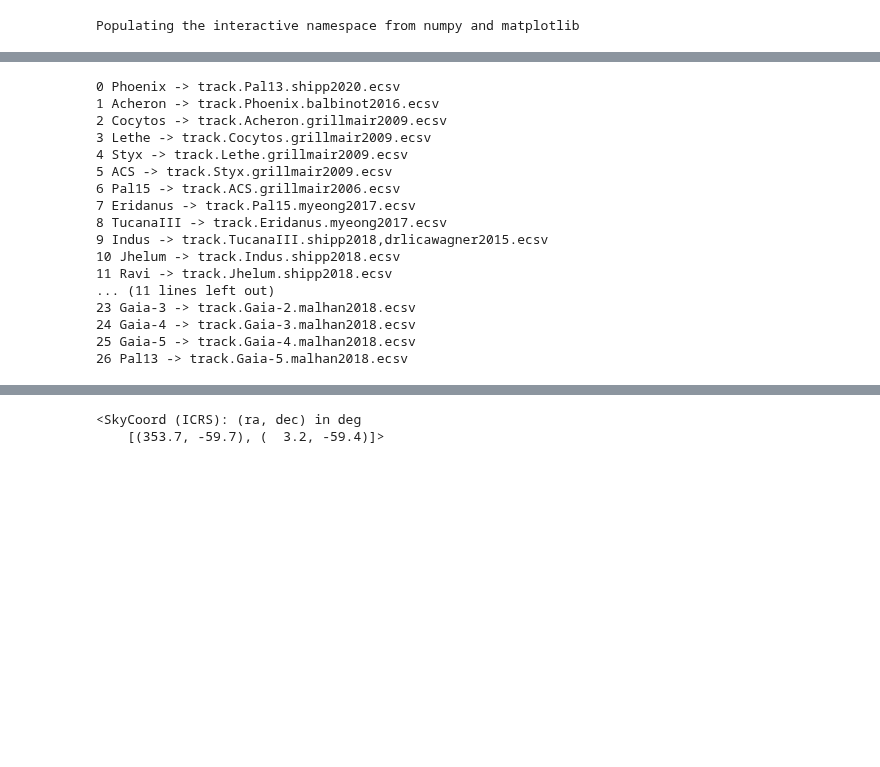
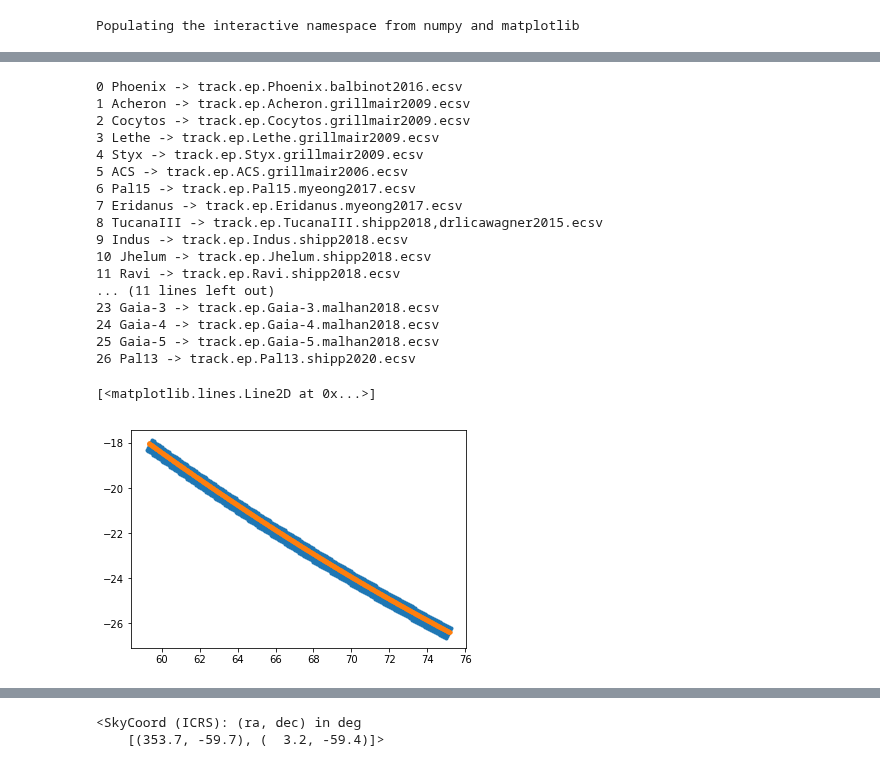
Before and after one commit to cmateu/galstreams, a Jupyter notebook: galstreams/tracks/standardized_tracks.ipynb, the cells around one changed output, grey strips where cells are left out. Saved outputs shown, nothing was run; the diff lists cells and outputs as text; code cells hidden in the pictures; blank space fills up the shorter version.

```diff
--- a/galstreams/tracks/standardized_tracks.ipynb
+++ b/galstreams/tracks/standardized_tracks.ipynb
@@ -42,49 +46,57 @@ Table length=27
 # %%
 gcstep=0.01
-coo_frame=dict(equ="icrs",gal="galactic")
+coo_frame=dict(equ="icrs",gal="galactic",Galactocentric="GC")
 
 for i in range(tpair["lono"].size)[:]:
 
     #Generate track from end-points
-    azs,lats,azcenter,latcenter=gcutils.get_gc_for_pair(tpair["lono"][i],tpair["lato"][i],tpair["lonf"][i],tpair["latf"][i],degree=True,step=gcstep,dlat=0.)
-
+    azs,lats,azcenter,latcenter=gcutils.get_gc_for_pair(tpair["lono"][i],tpair["lato"][i],tpair["lonf"][i],tpair["latf"][i],
+                                                        degree=True,step=gcstep,dlat=0.)
     #Validate
-    mask=(azs>=tpair["lono"][i]) & (azs<=tpair["lonf"][i])
-    azs=azs[mask]
-    lats=lats[mask]
+    azs=np.round(azs,decimals=2)
 
     #If a detailed track is lacking and only Ro,Rf are reported, nothing better to do than linear interpolation
-    Fd = scipy.interpolate.interp1d([tpair["lono"][i],tpair["lonf"][i]],[tpair["Ro"][i],tpair["Rf"][i]],)
+    Fd = scipy.interpolate.interp1d([tpair["lono"][i],tpair["lonf"][i]],[tpair["Ro"][i],tpair["Rf"][i]],bounds_error=False)
     distance = Fd(azs)
 
     #Astropy coords
     coo = ac.SkyCoord( azs*u.deg, lats*u.deg, frame=coo_frame[tpair["frame"][i]], distance = distance*u.kpc )
-    width = tpair["Width"][i]*np.ones_like(azs)
+    width = tpair["Width"][i]*np.ones_like(azs)*u.kpc
 
     #Track object
     track=pd.DataFrame(dict(l=coo.galactic.l.deg, b=coo.galactic.b.deg, distance=coo.distance.kpc, ))
 
     #Print track
+    ofilen="track.ep.{Name}.{Ref}.ecsv".format(Name=tpair["Name"][i], Ref=tpair["Reference"][i].lower() )
     print("{N} {Name} -> {ofn}".format(N=i, Name=tpair["Name"][i], ofn=ofilen))
-    ofilen="track.{Name}.{Ref}.ecsv".format(Name=tpair["Name"][i], Ref=tpair["Reference"][i].lower() )
     #as magic ECSV
-    t = astropy.table.QTable([coo.icrs,width], names=['sc', 'width'])
+    t = astropy.table.QTable([coo.galactic,width], names=['sc', 'width'])
     astropy.io.ascii.write(t, format='ecsv', output=ofilen, overwrite='True')
 # %% [output]
-0 Phoenix -> track.Pal13.shipp2020.ecsv
-1 Acheron -> track.Phoenix.balbinot2016.ecsv
-2 Cocytos -> track.Acheron.grillmair2009.ecsv
-3 Lethe -> track.Cocytos.grillmair2009.ecsv
-4 Styx -> track.Lethe.grillmair2009.ecsv
-5 ACS -> track.Styx.grillmair2009.ecsv
-6 Pal15 -> track.ACS.grillmair2006.ecsv
-7 Eridanus -> track.Pal15.myeong2017.ecsv
-8 TucanaIII -> track.Eridanus.myeong2017.ecsv
-9 Indus -> track.TucanaIII.shipp2018,drlicawagner2015.ecsv
-10 Jhelum -> track.Indus.shipp2018.ecsv
-11 Ravi -> track.Jhelum.shipp2018.ecsv
+0 Phoenix -> track.ep.Phoenix.balbinot2016.ecsv
+1 Acheron -> track.ep.Acheron.grillmair2009.ecsv
+2 Cocytos -> track.ep.Cocytos.grillmair2009.ecsv
+3 Lethe -> track.ep.Lethe.grillmair2009.ecsv
+4 Styx -> track.ep.Styx.grillmair2009.ecsv
+5 ACS -> track.ep.ACS.grillmair2006.ecsv
+6 Pal15 -> track.ep.Pal15.myeong2017.ecsv
+7 Eridanus -> track.ep.Eridanus.myeong2017.ecsv
+8 TucanaIII -> track.ep.TucanaIII.shipp2018,drlicawagner2015.ecsv
+9 Indus -> track.ep.Indus.shipp2018.ecsv
+10 Jhelum -> track.ep.Jhelum.shipp2018.ecsv
+11 Ravi -> track.ep.Ravi.shipp2018.ecsv
 ... (11 lines left out)
-23 Gaia-3 -> track.Gaia-2.malhan2018.ecsv
-24 Gaia-4 -> track.Gaia-3.malhan2018.ecsv
-25 Gaia-5 -> track.Gaia-4.malhan2018.ecsv
-26 Pal13 -> track.Gaia-5.malhan2018.ecsv
+23 Gaia-3 -> track.ep.Gaia-3.malhan2018.ecsv
+24 Gaia-4 -> track.ep.Gaia-4.malhan2018.ecsv
+25 Gaia-5 -> track.ep.Gaia-5.malhan2018.ecsv
+26 Pal13 -> track.ep.Pal13.shipp2020.ecsv
+# %%
+#Read-in validation
+ofilen="track.Turranburra.shipp2018.ecsv"
+rr=astropy.io.ascii.read(ofilen, format='ecsv')
+#rr["sc"].ra
+plt.plot(mwsts["Turranburra"].ra,mwsts["Turranburra"].dec,'.')
+plt.plot(rr["sc"].ra.deg,rr["sc"].dec.deg,'.')
+# %% [output]
+[<matplotlib.lines.Line2D at 0x...>]
+[figure, added]
```
Also changed, not shown: parts of 19 cells of this notebook, 14 other files.
